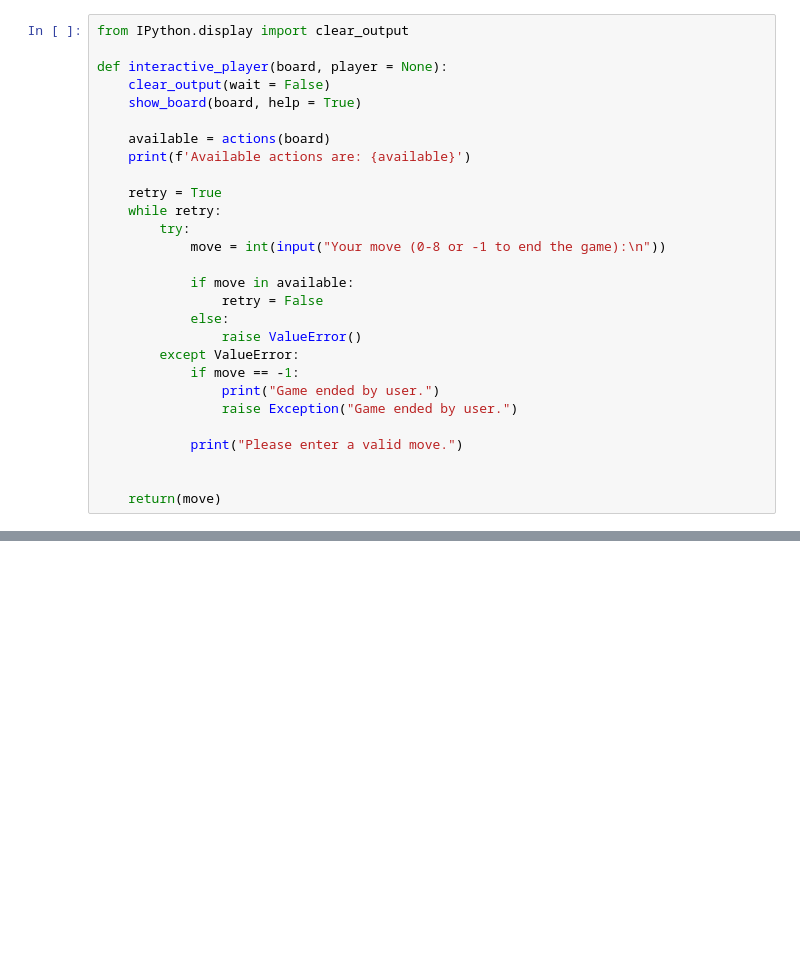
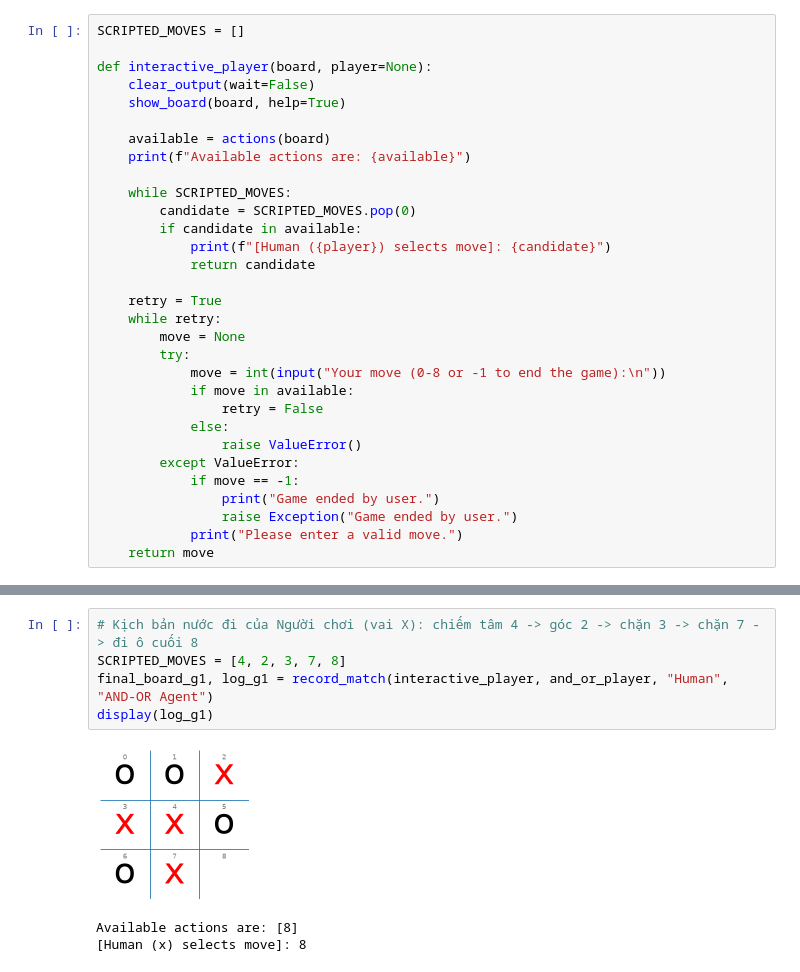
Before and after one commit to minhhailtv6a1/Team_Project_TTNTNC_2025_2026, a Jupyter notebook: lab05 - game/tictactoe_interactive.ipynb, the cells around one changed output, grey strips where cells are left out. Drawn from its saved outputs; the diff is of its cells as text; blank space fills up the shorter version.

```diff
--- a/lab05 - game/tictactoe_interactive.ipynb
+++ b/lab05 - game/tictactoe_interactive.ipynb
@@ -26,18 +17,24 @@ Implement the interactive player. It shows the board and asks you for the move.
 # %%
-from IPython.display import clear_output
+SCRIPTED_MOVES = []
 
-def interactive_player(board, player = None):
-    clear_output(wait = False)
-    show_board(board, help = True)
+def interactive_player(board, player=None):
+    clear_output(wait=False)
+    show_board(board, help=True)
 
     available = actions(board)
-    print(f'Available actions are: {available}')
+    print(f"Available actions are: {available}")
+
+    while SCRIPTED_MOVES:
+        candidate = SCRIPTED_MOVES.pop(0)
+        if candidate in available:
+            print(f"[Human ({player}) selects move]: {candidate}")
+            return candidate
 
     retry = True
     while retry:
+        move = None
         try:
             move = int(input("Your move (0-8 or -1 to end the game):\n"))
-
             if move in available:
                 retry = False
             else:
@@ -46,8 +43,5 @@ def interactive_player(board, player = None):
             if move == -1:
                 print("Game ended by user.")
                 raise Exception("Game ended by user.")
-
             print("Please enter a valid move.")
-
-
-    return(move)
+    return move
@@ -71,0 +119,9 @@ Available actions are: [0, 2, 3, 8]
+# %%
+# Kịch bản nước đi của Người chơi (vai X): chiếm tâm 4 -> góc 2 -> chặn 3 -> chặn 7 -> đi ô cuối 8
+SCRIPTED_MOVES = [4, 2, 3, 7, 8]
+final_board_g1, log_g1 = record_match(interactive_player, and_or_player, "Human", "AND-OR Agent")
+display(log_g1)
+# %% [output]
+[figure, added]
+Available actions are: [8]
+[Human (x) selects move]: 8
```
Also changed, not shown: parts of 21 cells of this notebook, 6 other files.
